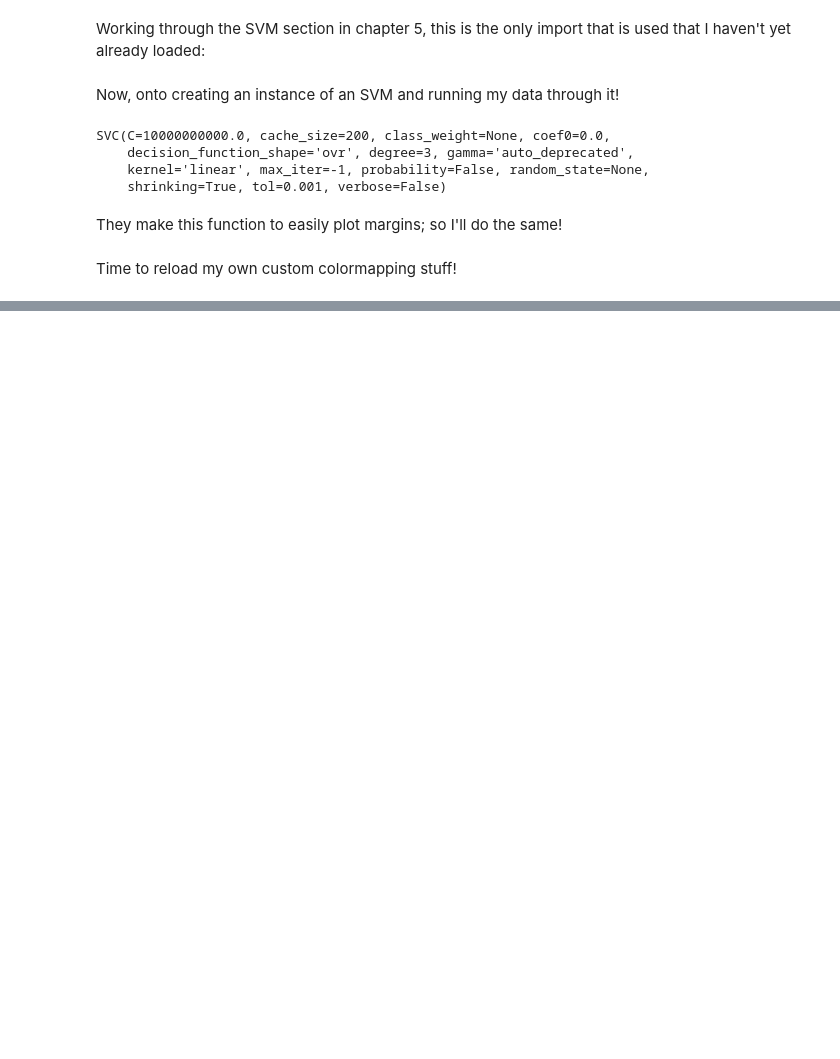
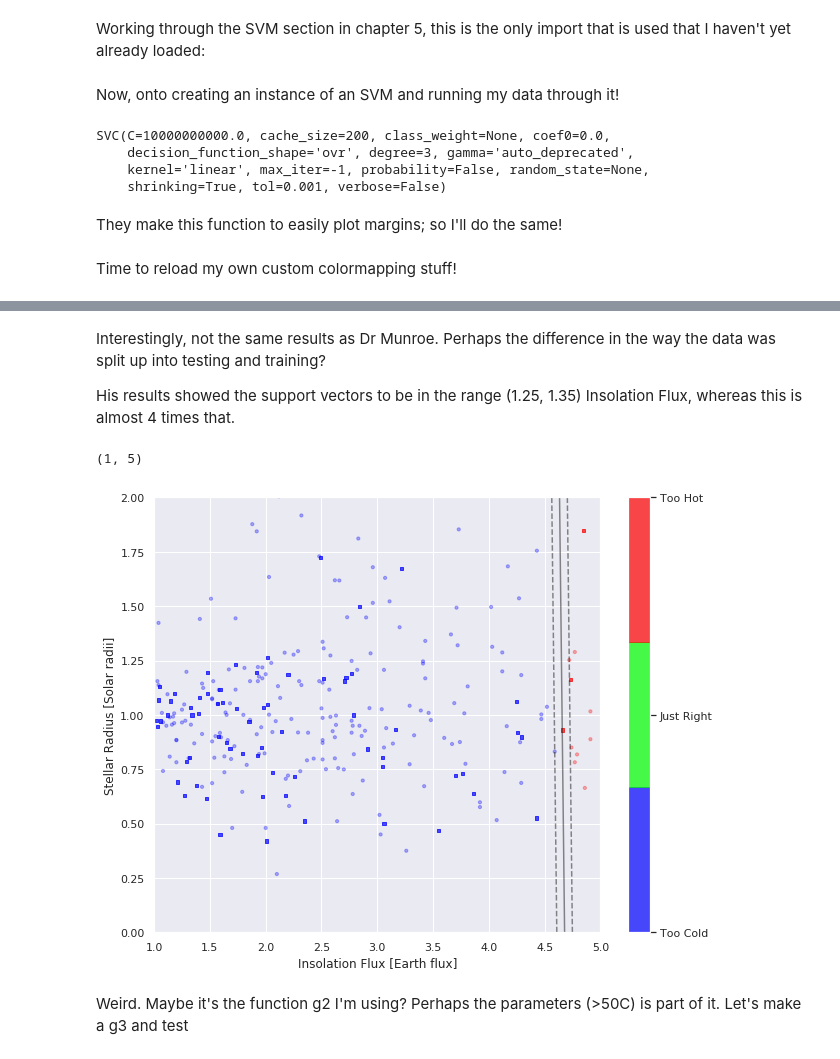
Before and after one commit to jdowzell/Thesis, a Jupyter notebook: 20190710 - Support Vector Machines.ipynb, the cells around one changed output, grey strips where cells are left out. Saved outputs shown, nothing was run; the diff lists cells and outputs as text; code cells hidden in the pictures; blank space fills up the shorter version.

```diff
--- a/20190710 - Support Vector Machines.ipynb
+++ b/20190710 - Support Vector Machines.ipynb
@@ -202,0 +310,69 @@ I don't know what that means?
+# %% [markdown]
+Interestingly, not the same results as Dr Munroe. Perhaps the difference in the way the data was split up into testing and training?
+
+His results showed the support vectors to be in the range (1.25, 1.35) Insolation Flux, whereas this is almost 4 times that.
+# %%
+goldilocks_dataset["gold_temp"] = list(map(g2, goldilocks_dataset["koi_teq"]))
+goldilocks_dataset = goldilocks_dataset.dropna()
+
+goldX = goldilocks_dataset.drop(["kepoi_name","koi_teq","gold_temp"], axis=1)
+goldY = goldilocks_dataset['gold_temp']
+
+goldX.columns = [longnames[x] for x in goldX.columns]
+
+# Make the Datasets
+
+#just_right = goldilocks_dataset[goldilocks_dataset["gold_temp"] == 0].drop("kepoi_name",axis=1).copy()
+too_hot = goldilocks_dataset[goldilocks_dataset["gold_temp"] == 1].drop("kepoi_name",axis=1).copy()
+too_cold = goldilocks_dataset[goldilocks_dataset["gold_temp"] == -1].drop("kepoi_name",axis=1).copy()
+
+# Split into X and Y
+
+#jrX = just_right.drop(["koi_teq", "gold_temp"], axis=1).copy()
+#jrY = just_right["gold_temp"]
+
+thX = too_hot.drop(["koi_teq", "gold_temp"], axis=1).copy()
+thY = too_hot["gold_temp"]
+
+tcX = too_cold.drop(["koi_teq", "gold_temp"], axis=1).copy()
+tcY = too_cold["gold_temp"]
+
+from sklearn.model_selection import train_test_split
+
+# Splitting the hot/cold/right arrays into test and train data
+hotX_train, hotX_test, hotY_train, hotY_test = train_test_split(thX, thY, random_state=1)
+coldX_train, coldX_test, coldY_train, coldY_test = train_test_split(tcX, tcY, random_state=1)
+#rightX_train, rightX_test, rightY_train, rightY_test = train_test_split(jrX, jrY, random_state=1)
+
+# Concatenating and reordering the testing and training data
+
+# Testing
+testingX = pd.concat([hotX_test, coldX_test])
+testingY = pd.concat([hotY_test, coldY_test])
+testingX = testingX.reindex(testingX.index.sort_values())
+testingY = testingY.reindex(testingY.index.sort_values())
+
+# Training
+trainingX = pd.concat([hotX_train, coldX_train])
+trainingY = pd.concat([hotY_train, coldY_train])
+trainingX = trainingX.reindex(trainingX.index.sort_values())
+trainingY = trainingY.reindex(trainingY.index.sort_values())
+
+newTrainX = trainingX.drop('koi_prad', axis=1).copy()
+newTestX = testingX.drop('koi_prad', axis=1).copy()
+
+model = SVC(kernel='linear', C=1E10)
+model.fit(newTrainX, trainingY)
+
+Xnew = newTestX
+ynew = model.predict(newTestX)
+
+makeNewGraph(dim3, dim2)
+plot_svc_decision_function(model);
+
+plt.xlim(1,5)
+# %% [output]
+(1, 5)
+[figure, added]
+# %% [markdown]
+Weird. Maybe it's the function g2 I'm using? Perhaps the parameters (>50C) is part of it. Let's make a g3 and test
```
Also changed, not shown: parts of 21 cells of this notebook.
